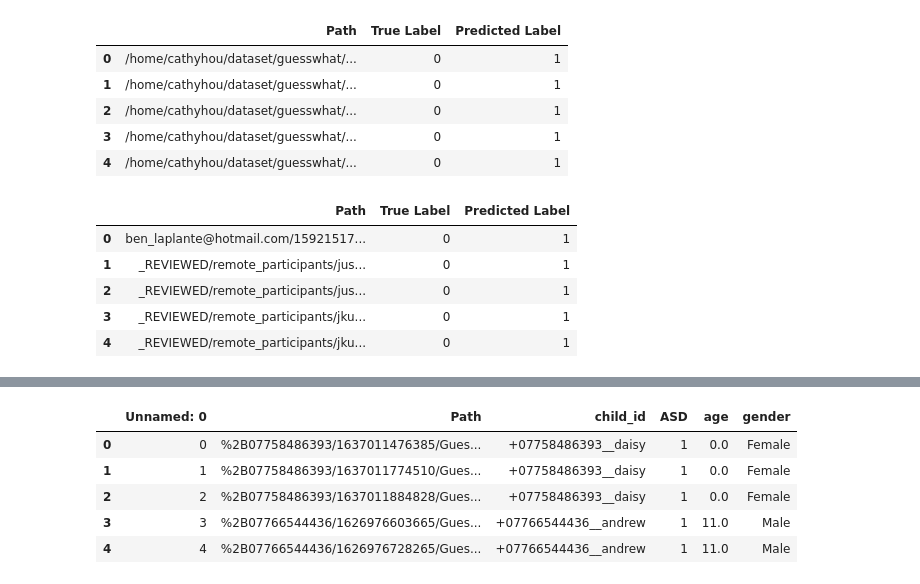
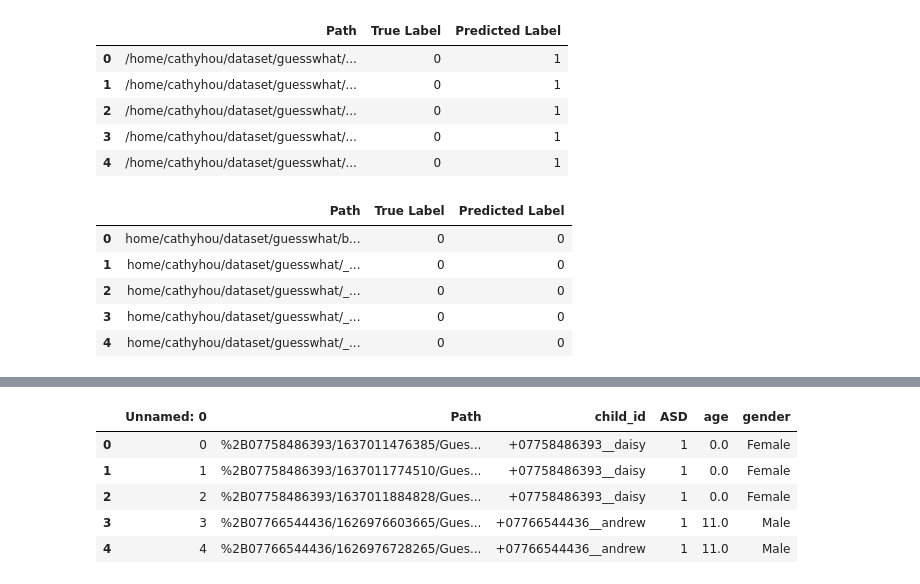
Before and after one commit to yyyyyyyyyy12138/BMI212_guesswhat, a Jupyter notebook: statistical_tests.ipynb, the cells around one changed output, grey strips where cells are left out. Drawn from its saved outputs; the diff is of its cells as text; code cells hidden in the pictures.

```diff
--- a/statistical_tests.ipynb
+++ b/statistical_tests.ipynb
@@ -12,4 +12,14 @@ df.head()
 | 2 | /home/cathyhou/dataset/guesswhat/... | 0 | 1 |
 | 3 | /home/cathyhou/dataset/guesswhat/... | 0 | 1 |
 | 4 | /home/cathyhou/dataset/guesswhat/... | 0 | 1 |
+# %%
+df_ssbd = pd.read_csv('exp1_ssbd.csv')
+df_ssbd.head()
+# %% [output]
+|  | Path | True Label | Predicted Label |
+| 0 | home/cathyhou/dataset/guesswhat/b... | 0 | 0 |
+| 1 | home/cathyhou/dataset/guesswhat/_... | 0 | 0 |
+| 2 | home/cathyhou/dataset/guesswhat/_... | 0 | 0 |
+| 3 | home/cathyhou/dataset/guesswhat/_... | 0 | 0 |
+| 4 | home/cathyhou/dataset/guesswhat/_... | 0 | 0 |
 # %%
@@ -25,9 +33,0 @@ df['Path'] = df['Path'].apply(extract_relevant_part)
-# %%
-df.head()
-# %% [output]
-|  | Path | True Label | Predicted Label |
-| 0 | ben_laplante@hotmail.com/15921517... | 0 | 1 |
-| 1 | _REVIEWED/remote_participants/jus... | 0 | 1 |
-| 2 | _REVIEWED/remote_participants/jus... | 0 | 1 |
-| 3 | _REVIEWED/remote_participants/jku... | 0 | 1 |
-| 4 | _REVIEWED/remote_participants/jku... | 0 | 1 |
```
Also changed, not shown: parts of 16 cells of this notebook.
